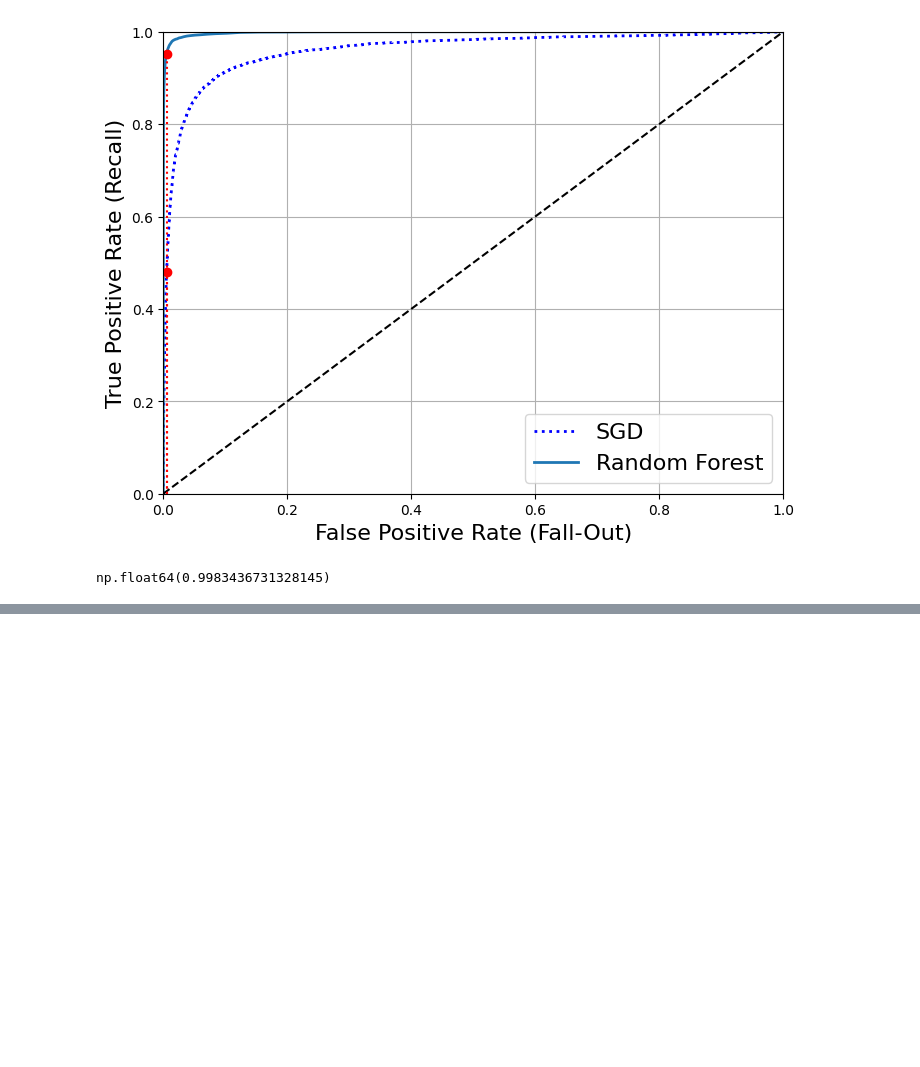
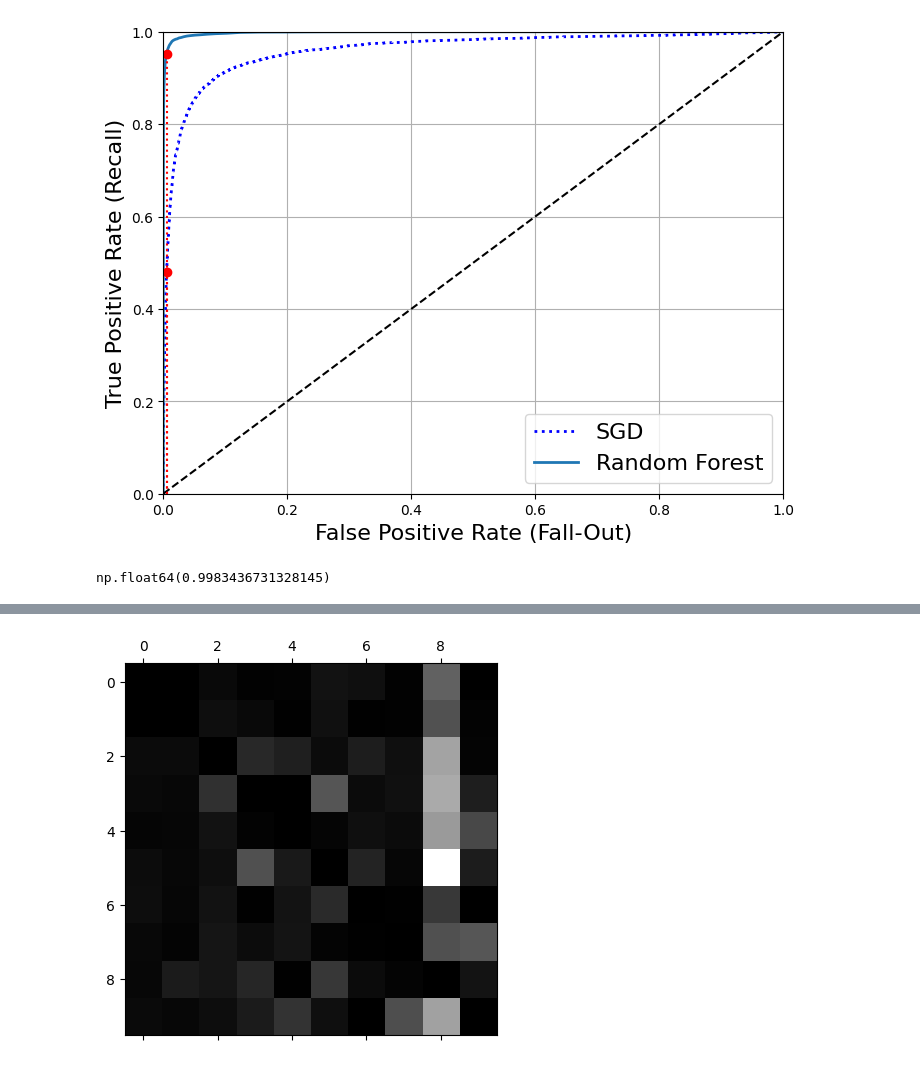
Before and after one commit to Q-Dead/Machine-Learning-Projects, a Jupyter notebook: MNIST/MNIST_Prog.ipynb, the cells around one changed output, grey strips where cells are left out. Cells and saved outputs as stored; diff of their text form; code cells hidden in the pictures; blank space fills up the shorter version.

```diff
--- a/MNIST/MNIST_Prog.ipynb
+++ b/MNIST/MNIST_Prog.ipynb
@@ -227,0 +253,6 @@ np.float64(0.9983436731328145)
+# %%
+from sklearn.multiclass import OneVsOneClassifier
+
+forest_clf = RandomForestClassifier(random_state=42)
+forest_clf.fit(X_train, y_train)
+forest_clf.predict([some_digit])
@@ -227,0 +269,6 @@ np.float64(0.9983436731328145)
+# %%
+from sklearn.preprocessing import StandardScaler
+
+scaler = StandardScaler()
+X_train_scaled = scaler.fit_transform(X_train.astype(np.float64))
+cross_val_score(sgd_cls, X_train_scaled, y_train, cv=3, scoring="accuracy")
@@ -227,0 +277,4 @@ np.float64(0.9983436731328145)
+# %%
+y_train_pred = cross_val_predict(sgd_cls, X_train_scaled, y_train, cv=3)
+conf_mx = confusion_matrix(y_train, y_train_pred)
+conf_mx
@@ -227,0 +292,9 @@ np.float64(0.9983436731328145)
+# %%
+row_sums = conf_mx.sum(axis=1, keepdims=True)
+norm_conf_mx = conf_mx / row_sums
+# %%
+np.fill_diagonal(norm_conf_mx, 0)
+plt.matshow(norm_conf_mx, cmap=plt.cm.gray)
+plt.show()
+# %% [output]
+[figure, added]
```
Also changed, not shown: parts of 19 cells of this notebook.
